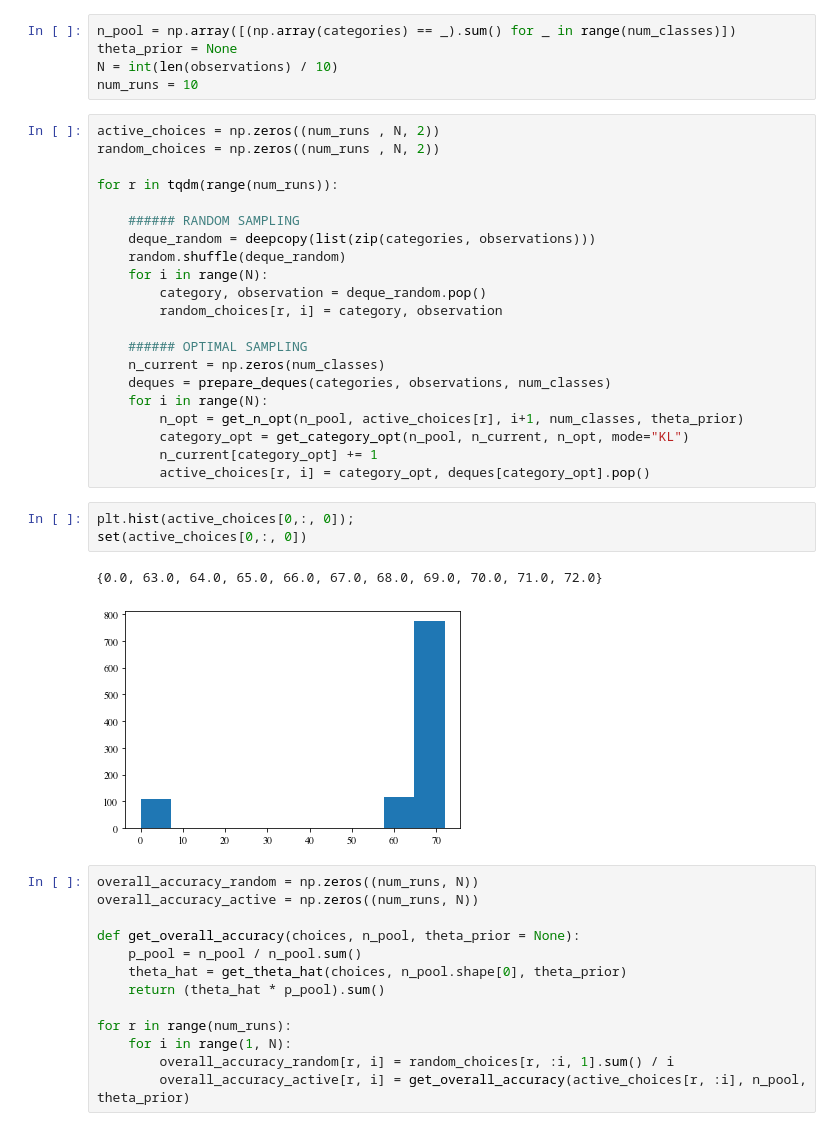
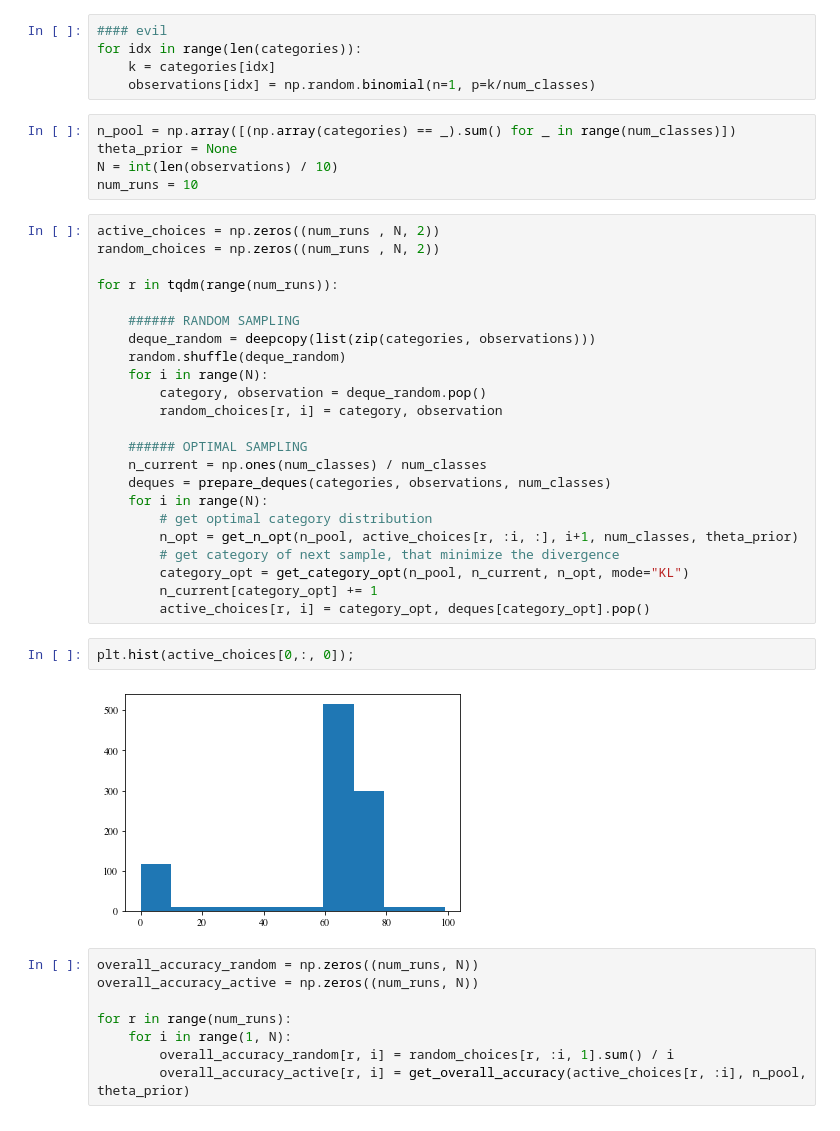
Before and after one commit to disiji/bayesian-blackbox, a Jupyter notebook: overall_accuracy_estimation.ipynb, the cells around one changed output. Saved outputs shown, nothing was run; the diff lists cells and outputs as text.

```diff
--- a/overall_accuracy_estimation.ipynb
+++ b/overall_accuracy_estimation.ipynb
@@ -39,6 +39,11 @@ with open('data/cifar100/predictions.txt', 'r') as f:
         categories.append(idx)
         observations.append(correct == predicted)
 num_classes = 100
+# %%
+#### evil
+for idx in range(len(categories)):
+    k = categories[idx]
+    observations[idx] = np.random.binomial(n=1, p=k/num_classes)
 # %%
 n_pool = np.array([(np.array(categories) == _).sum() for _ in range(num_classes)])
 theta_prior = None
@@ -58,27 +63,22 @@ for r in tqdm(range(num_runs)):
         random_choices[r, i] = category, observation
 
     ###### OPTIMAL SAMPLING
-    n_current = np.zeros(num_classes)
+    n_current = np.ones(num_classes) / num_classes
     deques = prepare_deques(categories, observations, num_classes)
     for i in range(N):
-        n_opt = get_n_opt(n_pool, active_choices[r], i+1, num_classes, theta_prior)
+        # get optimal category distribution
+        n_opt = get_n_opt(n_pool, active_choices[r, :i, :], i+1, num_classes, theta_prior)
+        # get category of next sample, that minimize the divergence
         category_opt = get_category_opt(n_pool, n_current, n_opt, mode="KL")
         n_current[category_opt] += 1
         active_choices[r, i] = category_opt, deques[category_opt].pop()
 # %%
 plt.hist(active_choices[0,:, 0]);
-set(active_choices[0,:, 0])
 # %% [output]
-{0.0, 63.0, 64.0, 65.0, 66.0, 67.0, 68.0, 69.0, 70.0, 71.0, 72.0}
-[figure, old version]
+[figure, new version]
 # %%
 overall_accuracy_random = np.zeros((num_runs, N))
 overall_accuracy_active = np.zeros((num_runs, N))
-
-def get_overall_accuracy(choices, n_pool, theta_prior = None):
-    p_pool = n_pool / n_pool.sum()
-    theta_hat = get_theta_hat(choices, n_pool.shape[0], theta_prior)
-    return (theta_hat * p_pool).sum()
 
 for r in range(num_runs):
     for i in range(1, N):
```
Also changed, not shown: parts of 3 cells of this notebook.
